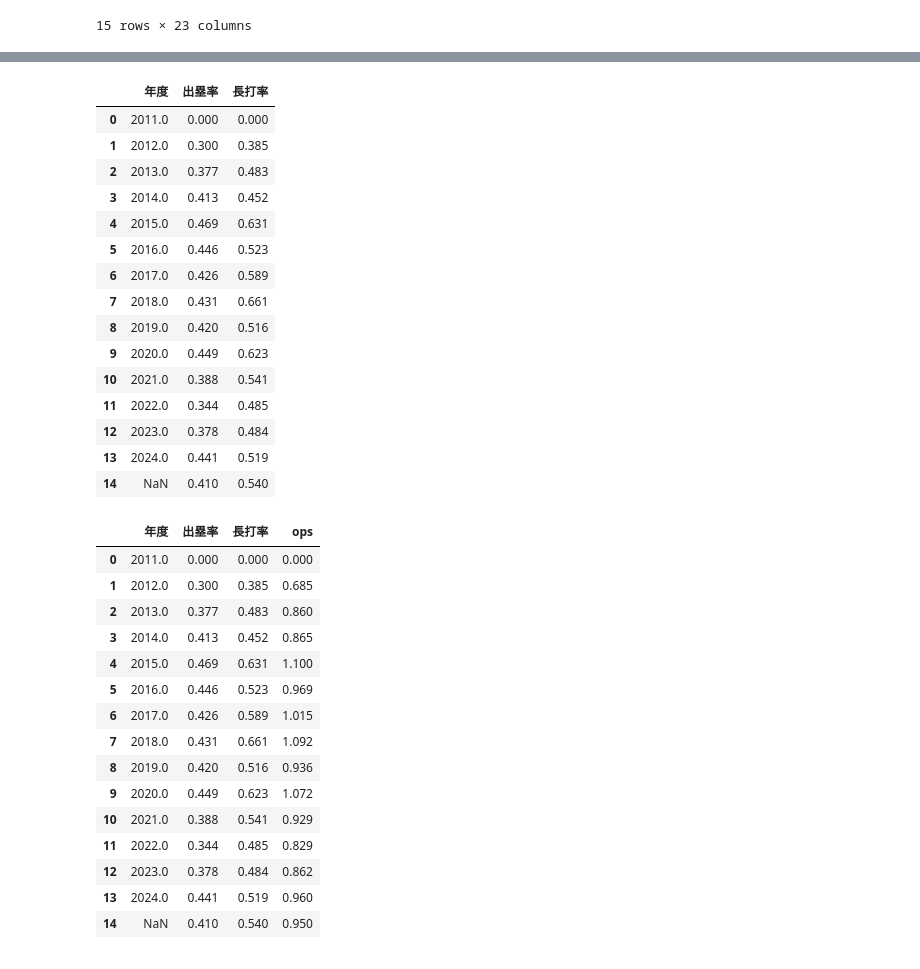
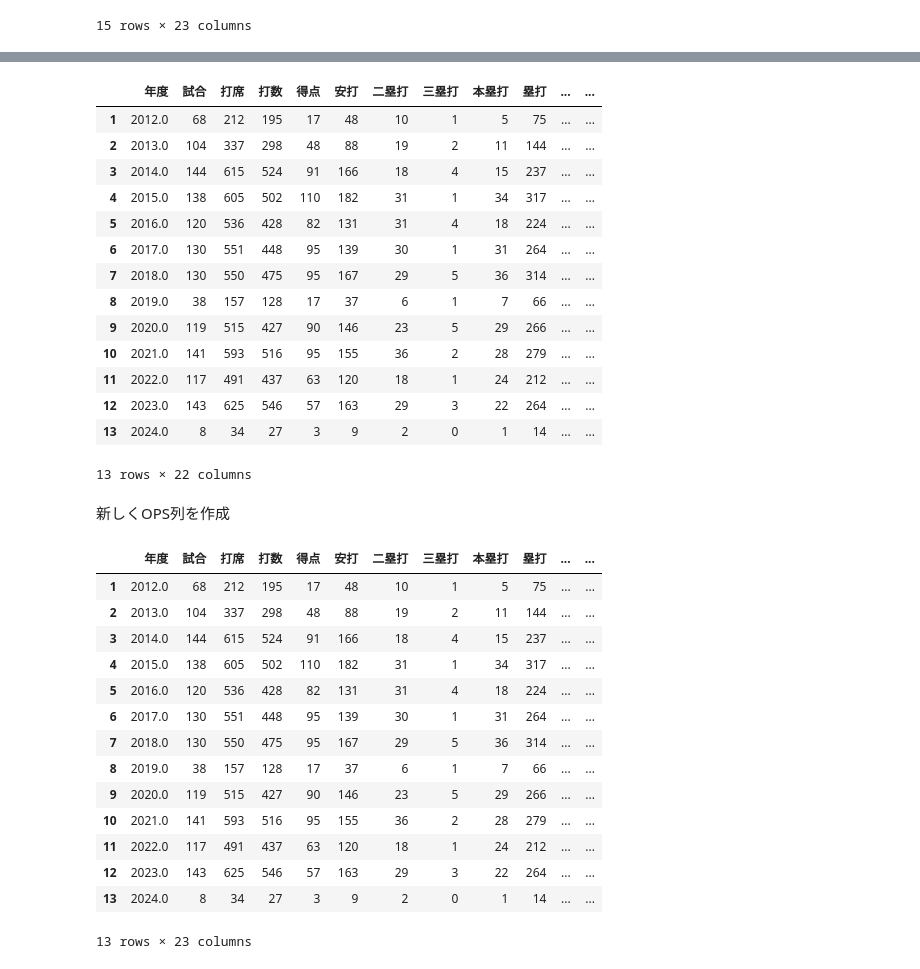
Before and after one commit to kinoco313/jupyterlab-docker, a Jupyter notebook: work/baseball/gita_ops.ipynb, the cells around one changed output, grey strips where cells are left out. Saved outputs shown, nothing was run; the diff lists cells and outputs as text; code cells hidden in the pictures.

```diff
--- a/work/baseball/gita_ops.ipynb
+++ b/work/baseball/gita_ops.ipynb
@@ -46,46 +60,42 @@ df[1]
 # %%
-# 出塁率と長打率を引き出す
-
-data = df[1]
-data = data.loc[:, ['年度', '出塁率', '長打率']]
-
-data
+stats = df[1]
+stats = stats.drop(columns='所属球団')
+stats = stats.drop(stats.index[[0, -1]])
+stats
 # %% [output]
-|  | 年度 | 出塁率 | 長打率 |
-| 0 | 2011.0 | 0.000 | 0.000 |
-| 1 | 2012.0 | 0.300 | 0.385 |
-| 2 | 2013.0 | 0.377 | 0.483 |
-| 3 | 2014.0 | 0.413 | 0.452 |
-| 4 | 2015.0 | 0.469 | 0.631 |
-| 5 | 2016.0 | 0.446 | 0.523 |
-| 6 | 2017.0 | 0.426 | 0.589 |
-| 7 | 2018.0 | 0.431 | 0.661 |
-| 8 | 2019.0 | 0.420 | 0.516 |
-| 9 | 2020.0 | 0.449 | 0.623 |
-| 10 | 2021.0 | 0.388 | 0.541 |
-| 11 | 2022.0 | 0.344 | 0.485 |
-| 12 | 2023.0 | 0.378 | 0.484 |
-| 13 | 2024.0 | 0.441 | 0.519 |
-| 14 | NaN | 0.410 | 0.540 |
+|  | 年度 | 試合 | 打席 | 打数 | 得点 | 安打 | 二塁打 | 三塁打 | 本塁打 | 塁打 | ... | ... |
+| 1 | 2012.0 | 68 | 212 | 195 | 17 | 48 | 10 | 1 | 5 | 75 | ... | ... |
+| 2 | 2013.0 | 104 | 337 | 298 | 48 | 88 | 19 | 2 | 11 | 144 | ... | ... |
+| 3 | 2014.0 | 144 | 615 | 524 | 91 | 166 | 18 | 4 | 15 | 237 | ... | ... |
+| 4 | 2015.0 | 138 | 605 | 502 | 110 | 182 | 31 | 1 | 34 | 317 | ... | ... |
+| 5 | 2016.0 | 120 | 536 | 428 | 82 | 131 | 31 | 4 | 18 | 224 | ... | ... |
+| 6 | 2017.0 | 130 | 551 | 448 | 95 | 139 | 30 | 1 | 31 | 264 | ... | ... |
+| 7 | 2018.0 | 130 | 550 | 475 | 95 | 167 | 29 | 5 | 36 | 314 | ... | ... |
+| 8 | 2019.0 | 38 | 157 | 128 | 17 | 37 | 6 | 1 | 7 | 66 | ... | ... |
+| 9 | 2020.0 | 119 | 515 | 427 | 90 | 146 | 23 | 5 | 29 | 266 | ... | ... |
+| 10 | 2021.0 | 141 | 593 | 516 | 95 | 155 | 36 | 2 | 28 | 279 | ... | ... |
+| 11 | 2022.0 | 117 | 491 | 437 | 63 | 120 | 18 | 1 | 24 | 212 | ... | ... |
+| 12 | 2023.0 | 143 | 625 | 546 | 57 | 163 | 29 | 3 | 22 | 264 | ... | ... |
+| 13 | 2024.0 | 8 | 34 | 27 | 3 | 9 | 2 | 0 | 1 | 14 | ... | ... |
+13 rows × 22 columns
+# %% [markdown]
+新しくOPS列を作成
 # %%
-# 足してOPS列を作成
-
-data.loc[:, 'ops'] = data['出塁率'] + data['長打率']
-data
+stats['OPS'] = stats['出塁率'] + stats['長打率']
+stats
 # %% [output]
-|  | 年度 | 出塁率 | 長打率 | ops |
-| 0 | 2011.0 | 0.000 | 0.000 | 0.000 |
-| 1 | 2012.0 | 0.300 | 0.385 | 0.685 |
-| 2 | 2013.0 | 0.377 | 0.483 | 0.860 |
-| 3 | 2014.0 | 0.413 | 0.452 | 0.865 |
-| 4 | 2015.0 | 0.469 | 0.631 | 1.100 |
-| 5 | 2016.0 | 0.446 | 0.523 | 0.969 |
-| 6 | 2017.0 | 0.426 | 0.589 | 1.015 |
-| 7 | 2018.0 | 0.431 | 0.661 | 1.092 |
-| 8 | 2019.0 | 0.420 | 0.516 | 0.936 |
-| 9 | 2020.0 | 0.449 | 0.623 | 1.072 |
-| 10 | 2021.0 | 0.388 | 0.541 | 0.929 |
-| 11 | 2022.0 | 0.344 | 0.485 | 0.829 |
-| 12 | 2023.0 | 0.378 | 0.484 | 0.862 |
-| 13 | 2024.0 | 0.441 | 0.519 | 0.960 |
-| 14 | NaN | 0.410 | 0.540 | 0.950 |
+|  | 年度 | 試合 | 打席 | 打数 | 得点 | 安打 | 二塁打 | 三塁打 | 本塁打 | 塁打 | ... | ... |
+| 1 | 2012.0 | 68 | 212 | 195 | 17 | 48 | 10 | 1 | 5 | 75 | ... | ... |
+| 2 | 2013.0 | 104 | 337 | 298 | 48 | 88 | 19 | 2 | 11 | 144 | ... | ... |
+| 3 | 2014.0 | 144 | 615 | 524 | 91 | 166 | 18 | 4 | 15 | 237 | ... | ... |
+| 4 | 2015.0 | 138 | 605 | 502 | 110 | 182 | 31 | 1 | 34 | 317 | ... | ... |
+| 5 | 2016.0 | 120 | 536 | 428 | 82 | 131 | 31 | 4 | 18 | 224 | ... | ... |
+| 6 | 2017.0 | 130 | 551 | 448 | 95 | 139 | 30 | 1 | 31 | 264 | ... | ... |
+| 7 | 2018.0 | 130 | 550 | 475 | 95 | 167 | 29 | 5 | 36 | 314 | ... | ... |
+| 8 | 2019.0 | 38 | 157 | 128 | 17 | 37 | 6 | 1 | 7 | 66 | ... | ... |
+| 9 | 2020.0 | 119 | 515 | 427 | 90 | 146 | 23 | 5 | 29 | 266 | ... | ... |
+| 10 | 2021.0 | 141 | 593 | 516 | 95 | 155 | 36 | 2 | 28 | 279 | ... | ... |
+| 11 | 2022.0 | 117 | 491 | 437 | 63 | 120 | 18 | 1 | 24 | 212 | ... | ... |
+| 12 | 2023.0 | 143 | 625 | 546 | 57 | 163 | 29 | 3 | 22 | 264 | ... | ... |
+| 13 | 2024.0 | 8 | 34 | 27 | 3 | 9 | 2 | 0 | 1 | 14 | ... | ... |
+13 rows × 23 columns
```
Also changed, not shown: parts of 12 cells of this notebook, 1 other file.
